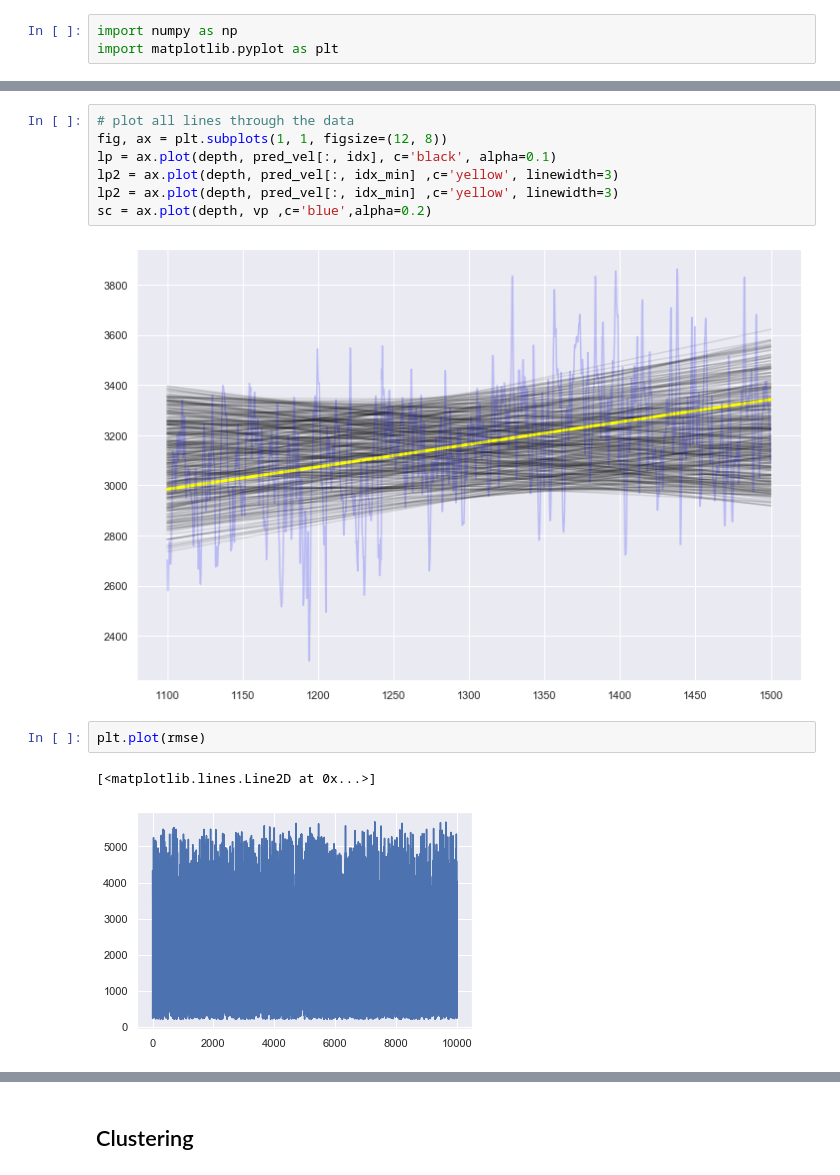
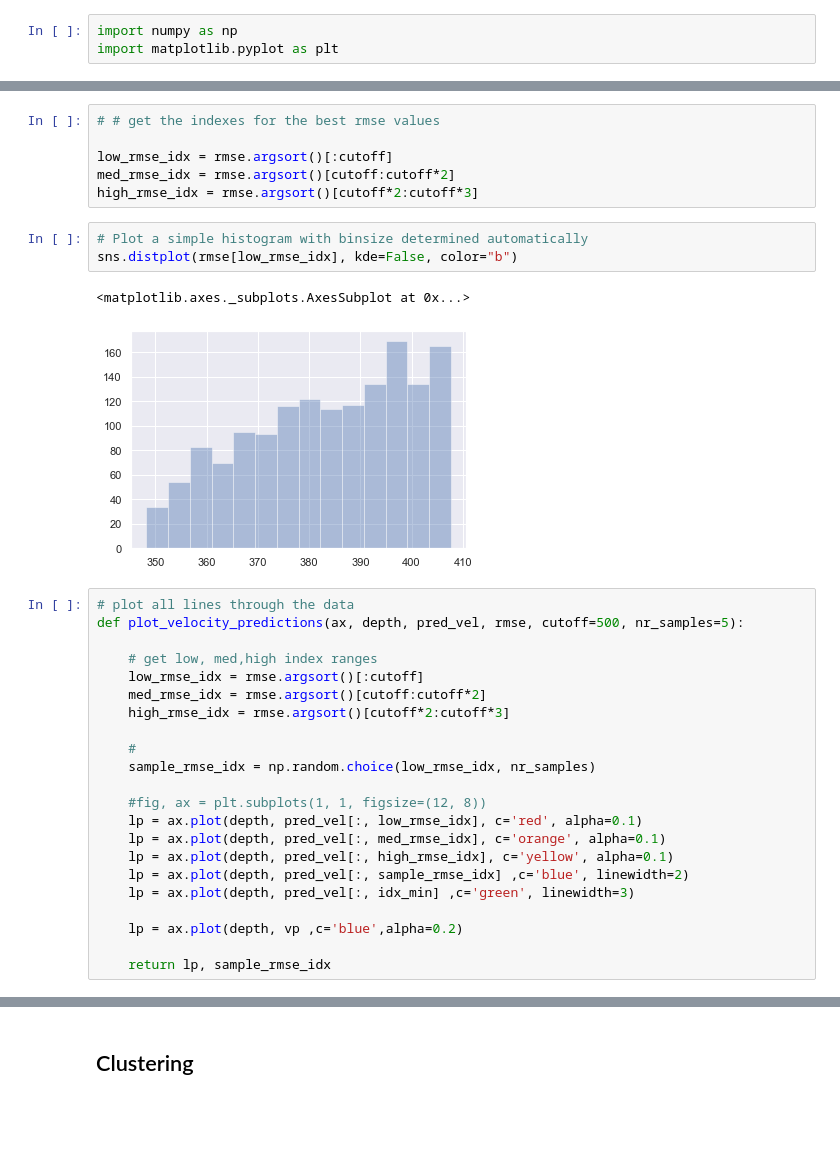
Before and after one commit to attibalazs/velocityhack, a Jupyter notebook: DMc_VelocityHack.ipynb, the cells around one changed output, grey strips where cells are left out. Drawn from its saved outputs; the diff is of its cells as text; blank space fills up the shorter version.

```diff
--- a/DMc_VelocityHack.ipynb
+++ b/DMc_VelocityHack.ipynb
@@ -118,14 +165,34 @@ plt.colorbar(sc)
+# %%
+# # get the indexes for the best rmse values
+
+low_rmse_idx = rmse.argsort()[:cutoff]
+med_rmse_idx = rmse.argsort()[cutoff:cutoff*2]
+high_rmse_idx = rmse.argsort()[cutoff*2:cutoff*3]
+# %%
+# Plot a simple histogram with binsize determined automatically
+sns.distplot(rmse[low_rmse_idx], kde=False, color="b")
+# %% [output]
+<matplotlib.axes._subplots.AxesSubplot at 0x...>
+[figure, added]
 # %%
 # plot all lines through the data
-fig, ax = plt.subplots(1, 1, figsize=(12, 8))
-lp = ax.plot(depth, pred_vel[:, idx], c='black', alpha=0.1)
-lp2 = ax.plot(depth, pred_vel[:, idx_min] ,c='yellow', linewidth=3)
-lp2 = ax.plot(depth, pred_vel[:, idx_min] ,c='yellow', linewidth=3)
-sc = ax.plot(depth, vp ,c='blue',alpha=0.2)
+def plot_velocity_predictions(ax, depth, pred_vel, rmse, cutoff=500, nr_samples=5):
+
+    # get low, med,high index ranges
+    low_rmse_idx = rmse.argsort()[:cutoff]
+    med_rmse_idx = rmse.argsort()[cutoff:cutoff*2]
+    high_rmse_idx = rmse.argsort()[cutoff*2:cutoff*3]
+
+    #
+    sample_rmse_idx = np.random.choice(low_rmse_idx, nr_samples)
+
+    #fig, ax = plt.subplots(1, 1, figsize=(12, 8))
+    lp = ax.plot(depth, pred_vel[:, low_rmse_idx], c='red', alpha=0.1)
+    lp = ax.plot(depth, pred_vel[:, med_rmse_idx], c='orange', alpha=0.1)
+    lp = ax.plot(depth, pred_vel[:, high_rmse_idx], c='yellow', alpha=0.1)
+    lp = ax.plot(depth, pred_vel[:, sample_rmse_idx] ,c='blue', linewidth=2)
+    lp = ax.plot(depth, pred_vel[:, idx_min] ,c='green', linewidth=3)
+
+    lp = ax.plot(depth, vp ,c='blue',alpha=0.2)
+
+    return lp, sample_rmse_idx
-# %% [output]
-[figure, removed]
-# %%
-plt.plot(rmse)
-# %% [output]
-[<matplotlib.lines.Line2D at 0x...>]
-[figure, removed]
```
Also changed, not shown: parts of 20 cells of this notebook.
